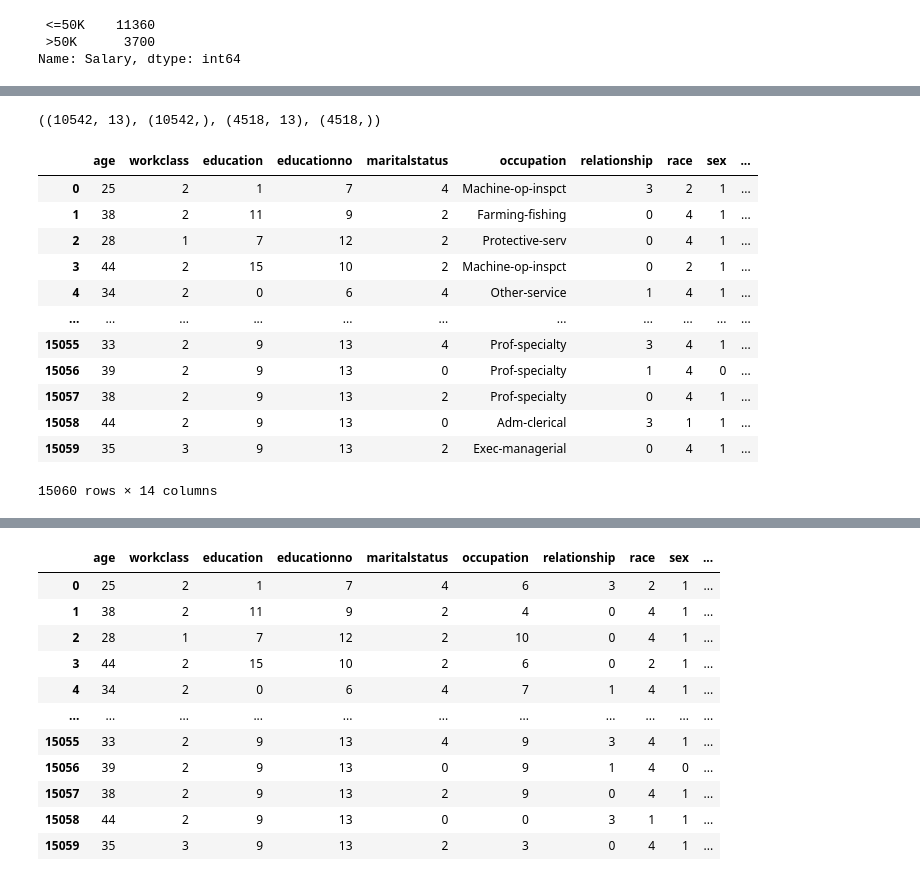
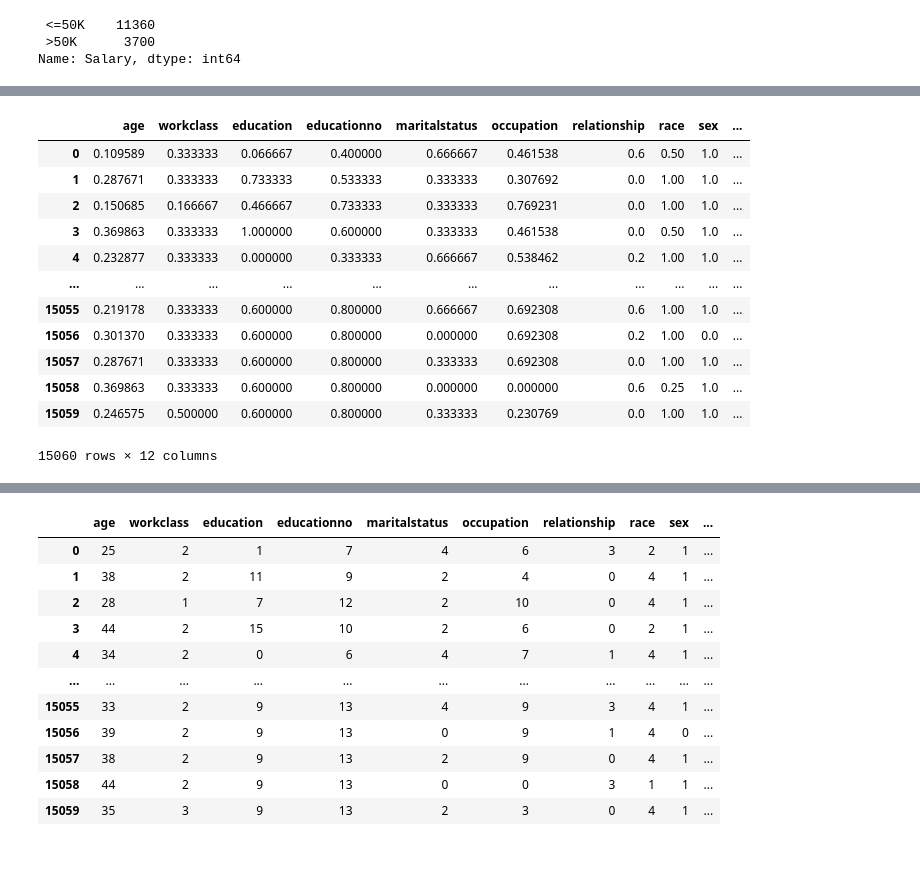
Before and after one commit to swanandiparnaik/DS_assignment, a Jupyter notebook: SVM_Q1_test.ipynb, the cells around one changed output, grey strips where cells are left out. Drawn from its saved outputs; the diff is of its cells as text; code cells hidden in the pictures.

```diff
--- a/SVM_Q1_test.ipynb
+++ b/SVM_Q1_test.ipynb
@@ -120,8 +153,26 @@ Name: Salary, Length: 15060, dtype: object
+# %%
+##Normalising the data as there is scale difference
+def norm_func(i):
+    x= (i-i.min())/(i.max()-i.min())
+    return (x)
+# %%
+test = norm_func(x)
+test
+# %% [output]
+|  | age | workclass | education | educationno | maritalstatus | occupation | relationship | race | sex | ... |
+| 0 | 0.109589 | 0.333333 | 0.066667 | 0.400000 | 0.666667 | 0.461538 | 0.6 | 0.50 | 1.0 | ... |
+| 1 | 0.287671 | 0.333333 | 0.733333 | 0.533333 | 0.333333 | 0.307692 | 0.0 | 1.00 | 1.0 | ... |
+| 2 | 0.150685 | 0.166667 | 0.466667 | 0.733333 | 0.333333 | 0.769231 | 0.0 | 1.00 | 1.0 | ... |
+| 3 | 0.369863 | 0.333333 | 1.000000 | 0.600000 | 0.333333 | 0.461538 | 0.0 | 0.50 | 1.0 | ... |
+| 4 | 0.232877 | 0.333333 | 0.000000 | 0.333333 | 0.666667 | 0.538462 | 0.2 | 1.00 | 1.0 | ... |
+| ... | ... | ... | ... | ... | ... | ... | ... | ... | ... | ... |
+| 15055 | 0.219178 | 0.333333 | 0.600000 | 0.800000 | 0.666667 | 0.692308 | 0.6 | 1.00 | 1.0 | ... |
+| 15056 | 0.301370 | 0.333333 | 0.600000 | 0.800000 | 0.000000 | 0.692308 | 0.2 | 1.00 | 0.0 | ... |
+| 15057 | 0.287671 | 0.333333 | 0.600000 | 0.800000 | 0.333333 | 0.692308 | 0.0 | 1.00 | 1.0 | ... |
+| 15058 | 0.369863 | 0.333333 | 0.600000 | 0.800000 | 0.000000 | 0.000000 | 0.6 | 0.25 | 1.0 | ... |
+| 15059 | 0.246575 | 0.500000 | 0.600000 | 0.800000 | 0.333333 | 0.230769 | 0.0 | 1.00 | 1.0 | ... |
+15060 rows × 12 columns
 # %%
 x_train,x_test,y_train,y_test = train_test_split(x,y,test_size = 0.25, stratify = y)
 # %%
 x_train,x_test,y_train,y_test=train_test_split(x,y,test_size=0.3)
-# %%
-x_train.shape,y_train.shape,x_test.shape,y_test.shape
-# %% [output]
-((10542, 13), (10542,), (4518, 13), (4518,))
@@ -138,16 +178,0 @@ test['relationship']= label_encoder.fit_transform(test['relationship'])
-# %%
-test
-# %% [output]
-|  | age | workclass | education | educationno | maritalstatus | occupation | relationship | race | sex | ... |
-| 0 | 25 | 2 | 1 | 7 | 4 | Machine-op-inspct | 3 | 2 | 1 | ... |
-| 1 | 38 | 2 | 11 | 9 | 2 | Farming-fishing | 0 | 4 | 1 | ... |
-| 2 | 28 | 1 | 7 | 12 | 2 | Protective-serv | 0 | 4 | 1 | ... |
-| 3 | 44 | 2 | 15 | 10 | 2 | Machine-op-inspct | 0 | 2 | 1 | ... |
-| 4 | 34 | 2 | 0 | 6 | 4 | Other-service | 1 | 4 | 1 | ... |
-| ... | ... | ... | ... | ... | ... | ... | ... | ... | ... | ... |
-| 15055 | 33 | 2 | 9 | 13 | 4 | Prof-specialty | 3 | 4 | 1 | ... |
-| 15056 | 39 | 2 | 9 | 13 | 0 | Prof-specialty | 1 | 4 | 0 | ... |
-| 15057 | 38 | 2 | 9 | 13 | 2 | Prof-specialty | 0 | 4 | 1 | ... |
-| 15058 | 44 | 2 | 9 | 13 | 0 | Adm-clerical | 3 | 1 | 1 | ... |
-| 15059 | 35 | 3 | 9 | 13 | 2 | Exec-managerial | 0 | 4 | 1 | ... |
-15060 rows × 14 columns
```
Also changed, not shown: parts of 15 cells of this notebook.
